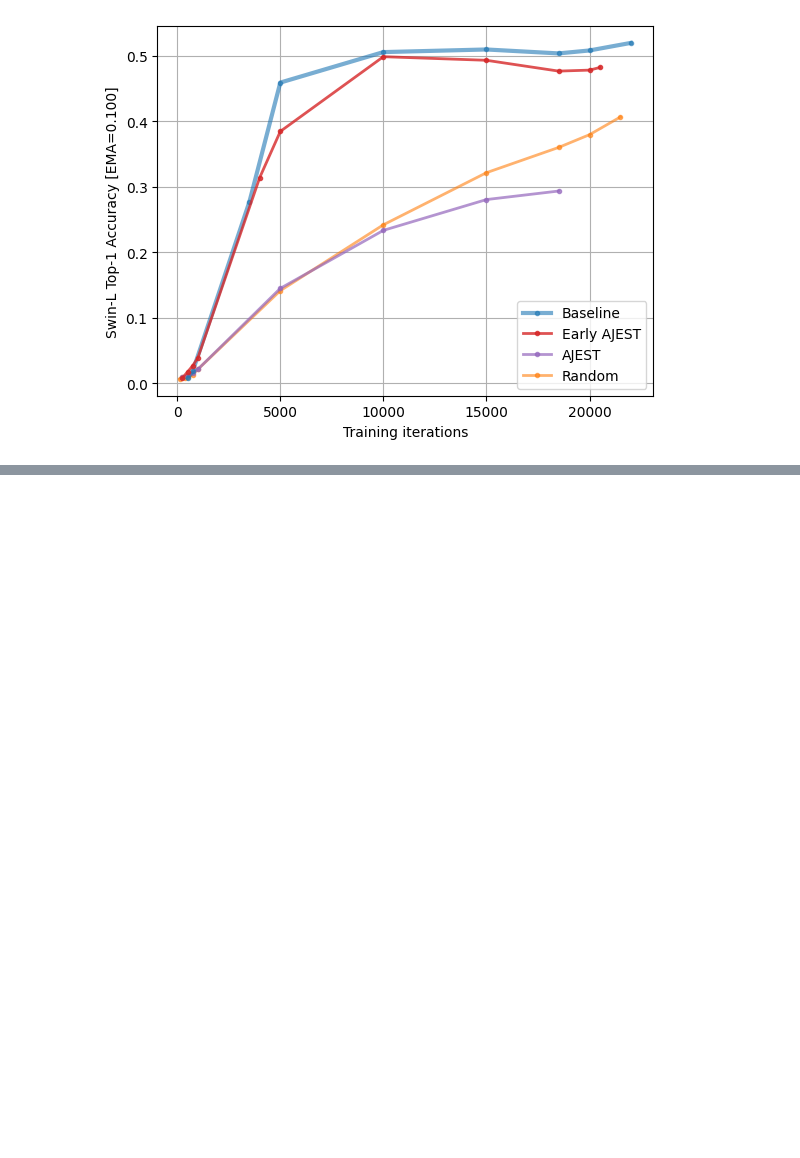
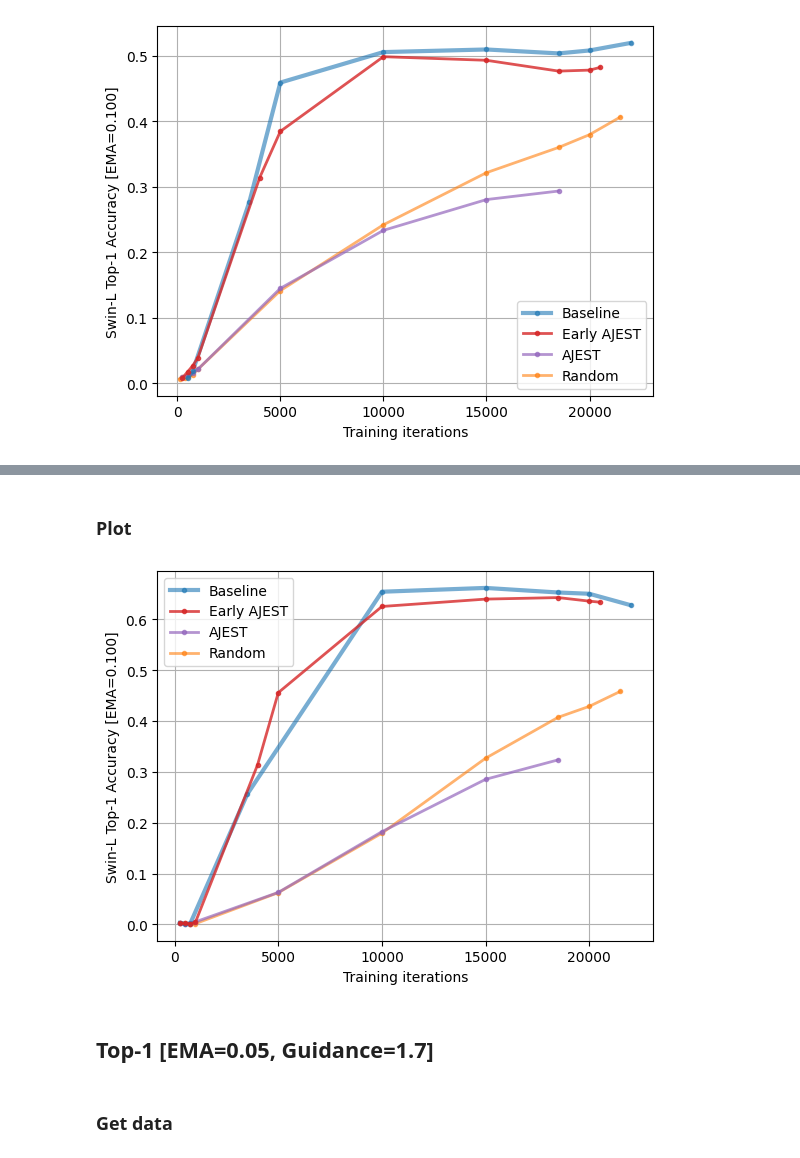
Before and after one commit to 0xInfty/Autoguided, a Jupyter notebook: Images/analysis/LossCurves.ipynb, the cells around one changed output, grey strips where cells are left out. Cells and saved outputs as stored; diff of their text form; code cells hidden in the pictures; blank space fills up the shorter version.

```diff
--- a/Images/analysis/LossCurves.ipynb
+++ b/Images/analysis/LossCurves.ipynb
@@ -1868,0 +1814,23 @@ plt.grid()
+# %%
+fix_series = "Baseline"
+fix_epoch = 18500
+fix_value = 0.653
+
+these_results[fix_series]["data"][these_results[fix_series]["epoch"]==fix_epoch] = fix_value
+# %% [markdown]
+### Plot
+# %%
+fig, ax = plt.subplots()
+for s in series:
+    plt.plot(these_results[s]["epoch"], these_results[s]["data"], ".-", label=s, **plt_kwargs_val[s])
+plt.legend()
+plt.xlabel("Training iterations")
+plt.ylabel(metrics_names[metric] + f" [EMA={ema:.3f}]")
+# plt.xlim([-800, 18500])
+plt.grid()
+# %% [output]
+[figure, added]
+# %% [markdown]
+## Top-1 [EMA=0.05, Guidance=1.7]
+# %% [markdown]
+### Get data
```
Also changed, not shown: parts of 87 cells of this notebook.
